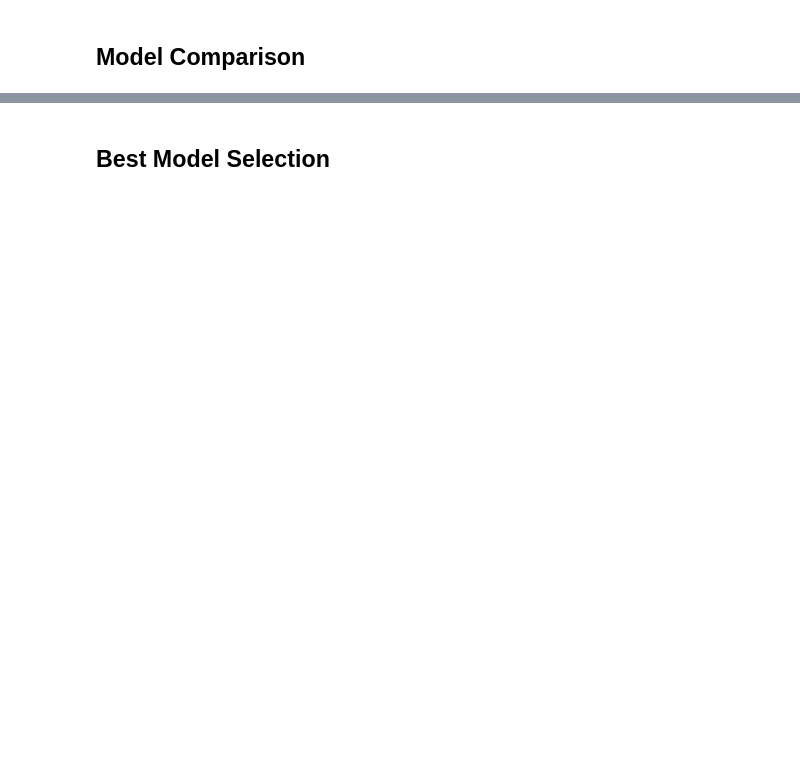
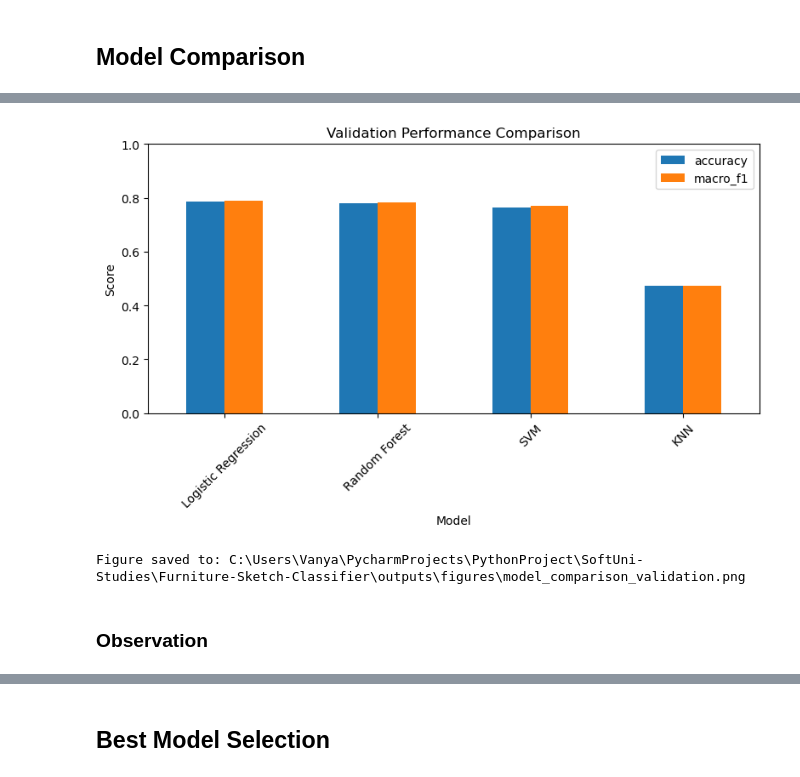
Before and after one commit to Vanya2307/Furniture-Sketch-Classifier, a Jupyter notebook: notebooks/04_classification.ipynb, the cells around one changed output, grey strips where cells are left out. Cells and saved outputs as stored; diff of their text form; code cells hidden in the pictures; blank space fills up the shorter version.

Commit message:
Compare classifiers and evaluate best model

```diff
--- a/notebooks/04_classification.ipynb
+++ b/notebooks/04_classification.ipynb
@@ -294,0 +385,7 @@ Overall, the errors are concentrated and structurally explainable rather than ra
+# %%
+results_df = pd.DataFrame(validation_results).sort_values(
+    by="macro_f1",
+    ascending=False
+)
+
+results_df
@@ -294,0 +398,26 @@ Overall, the errors are concentrated and structurally explainable rather than ra
+# %%
+fig, ax = plt.subplots(figsize=(8, 5))
+
+results_df.set_index("model")[["accuracy", "macro_f1"]].plot(
+    kind="bar",
+    ax=ax
+)
+
+ax.set_title("Validation Performance Comparison")
+ax.set_xlabel("Model")
+ax.set_ylabel("Score")
+ax.set_ylim(0, 1)
+ax.tick_params(axis="x", rotation=45)
+
+plt.tight_layout()
+
+fig_path = utils.FIGURES_DIR / "model_comparison_validation.png"
+plt.savefig(fig_path, dpi=150, bbox_inches="tight")
+plt.show()
+
+print(f"Figure saved to: {fig_path}")
+# %% [output]
+[figure, added]
+Figure saved to: C:\Users\Vanya\PycharmProjects\PythonProject\SoftUni-Studies\Furniture-Sketch-Classifier\outputs\figures\model_comparison_validation.png
+# %% [markdown]
+### Observation
```
Also changed, not shown: parts of 29 cells of this notebook, 4 other files.
